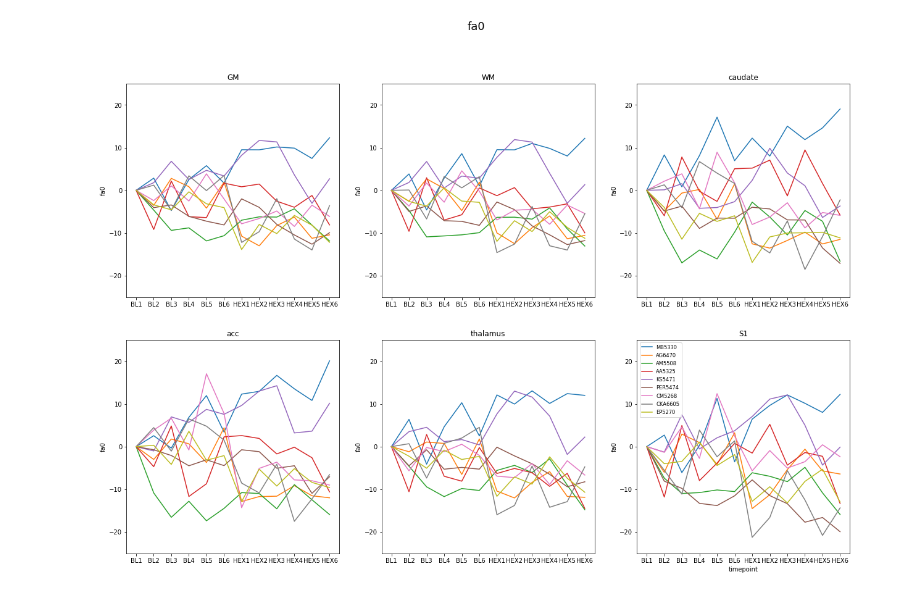
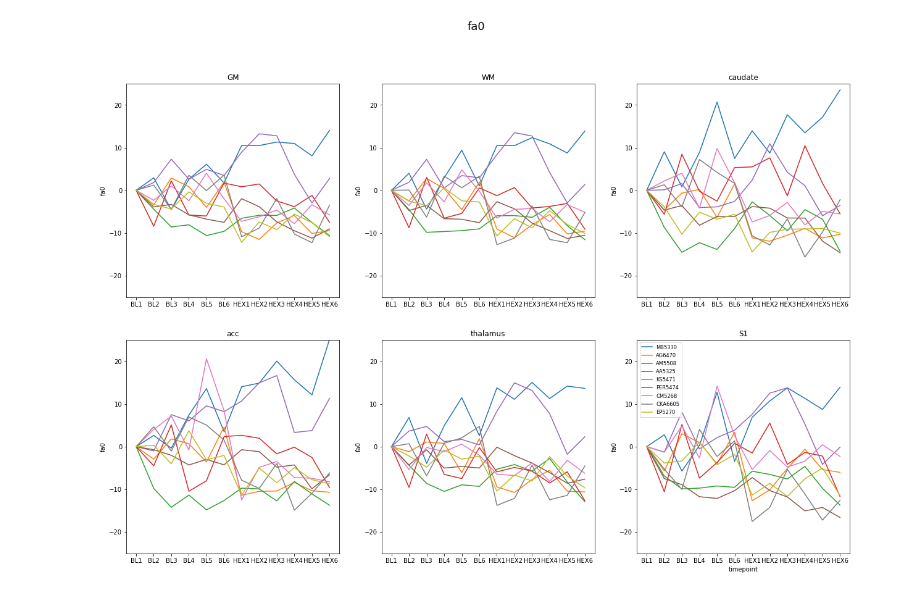
Before and after one commit to willtack/glymphatic-data, a Jupyter notebook: analysis/create_plots.ipynb, the cells around one changed output. Saved outputs shown, nothing was run; the diff lists cells and outputs as text; code cells hidden in the pictures.

Commit message:
revised analysis (better data, correct percent change formula)

```diff
--- a/analysis/create_plots.ipynb
+++ b/analysis/create_plots.ipynb
@@ -3,7 +3,7 @@ import matplotlib.pyplot as plt
 import numpy as np
 import pandas as pd
 # %%
-df = pd.read_csv('ts_data_norm.csv')
+df = pd.read_csv('ts_data_norm_t0.csv')
 df.head()
 # %% [output]
 |  | subject_id | model | scalar | GM | WM | acc | caudate | thalamus | S1 |
@@ -24,32 +24,32 @@ scalar_df = df.loc[df.scalar == scalar]
 rois = ['GM', 'WM', 'caudate', 'acc', 'thalamus', 'S1']
 
 for i, ax in enumerate(fig.axes):
     if i < len(rois):
         roi = rois[i]
         if scalar=='rtop':
             ylim=[-10, 10]
         elif scalar=='md':
             ylim=[-10, 10]
         elif scalar=='iso':
             ylim=[-25, 25]
         elif scalar=='ISOVF':
             ylim=[-40, 40]
         elif scalar=='fa0':
             ylim=[-25, 25]
 
         for index, row in scalar_df.iterrows():
             data = row[roi][1:-1].split(',') # convert string to list
             data = [float(i) for i in data]
             ax.plot(timepoints, data, label=row.subject_id)
             ax.set_ylabel(scalar)
             ax.set_ylim(ylim)
             ax.set_title(roi)
 
 plt.xlabel('timepoint')
 plt.legend(loc='upper left', fontsize='small')
 fig.suptitle(scalar, fontsize=18)
-fname="figs_norm/{}_timeseries.png".format(scalar)
+fname="figs_norm_t0/{}_timeseries.png".format(scalar)
 plt.savefig(fname)
 plt.show()
 # %% [output]
-[figure, old version]
+[figure, new version]
```
Also changed, not shown: parts of 1 cell of this notebook, 31 other files.
